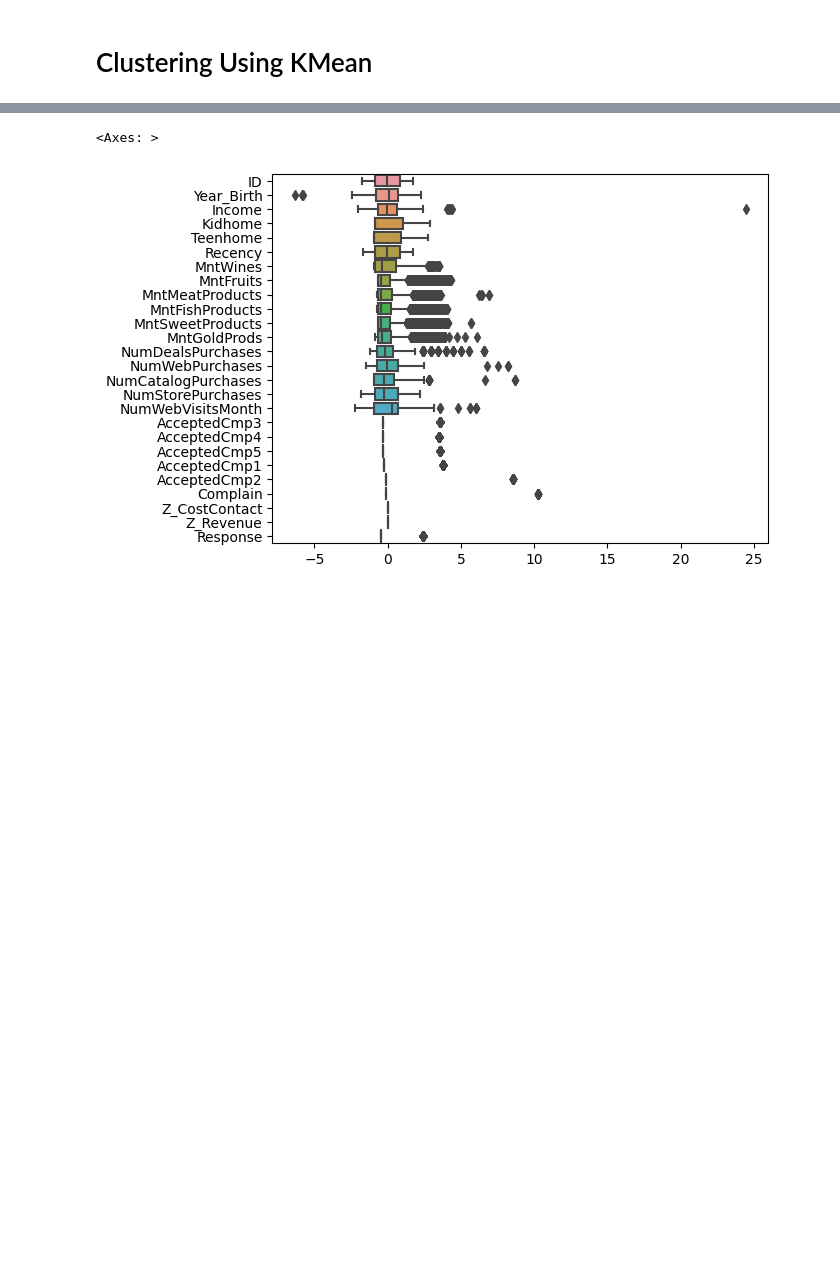
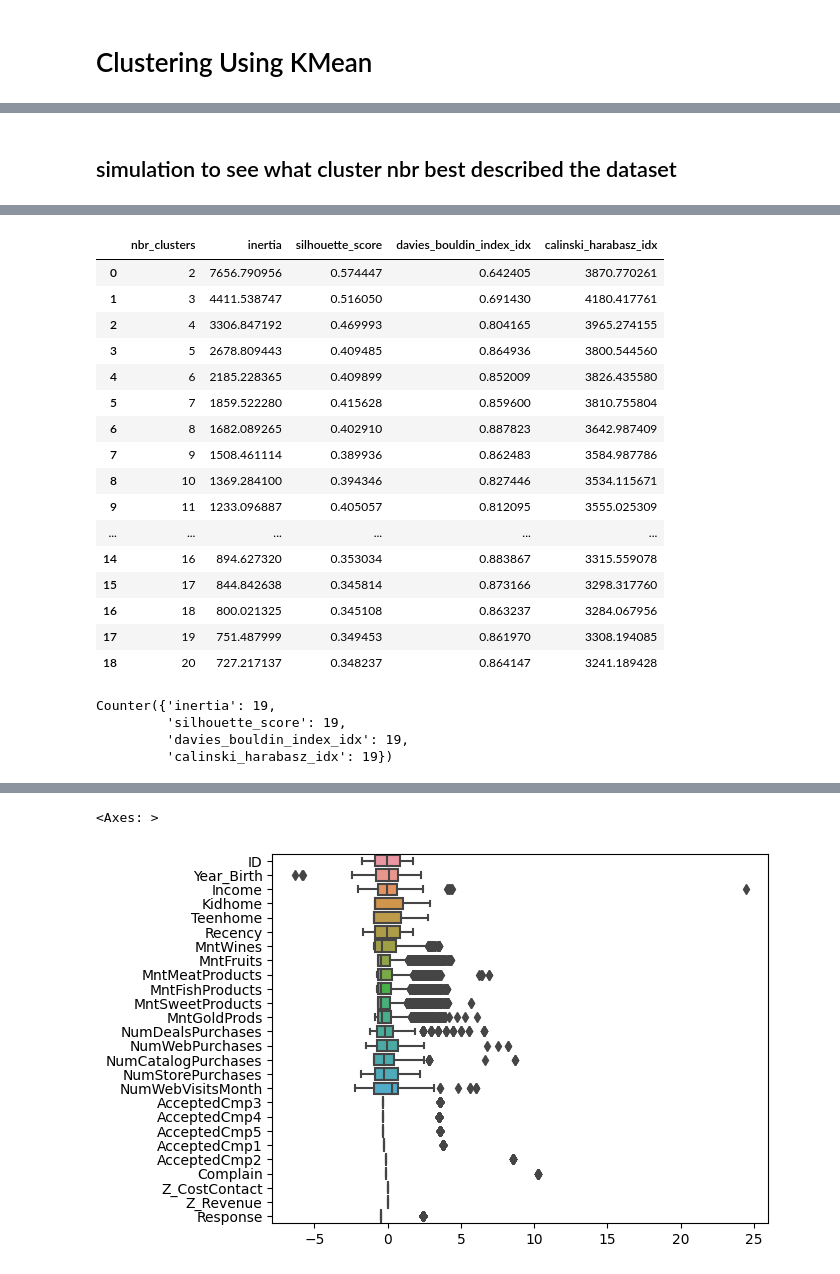
Before and after one commit to chevernemilia/ecl-ds-toolkit, a Jupyter notebook: statistical_testing.ipynb, the cells around one changed output, grey strips where cells are left out. Saved outputs shown, nothing was run; the diff lists cells and outputs as text; code cells hidden in the pictures; blank space fills up the shorter version.

```diff
--- a/statistical_testing.ipynb
+++ b/statistical_testing.ipynb
@@ -2097,0 +2044,51 @@ check_df7_scaled.describe()
+# %% [markdown]
+## simulation to see what cluster nbr best described the dataset
+# %%
+# simulation to see what cluster nbr best described the dataset
+# initialize nbr of possible cluster nbr
+clusters_nbr_list = range(2,21)
+clusters_nbr_list
+
+# inertia_list = []
+# silhouette_score_list = []
+# davies_bouldin_index_list = []
+# calinski_harabasz_index_list = []
+iner_lst = []
+silhouette_lst = []
+db_idx_lst = []
+ch_idx_lst = []
+
+
+for clus_nbr in clusters_nbr_list:
+
+    # print('nbr clusters:', clus_nbr)
+    # Initializing and fitting KMeans clustering model
+    kmeans = KMeans(n_clusters=clus_nbr, n_init=10)
+    kmeans.fit(df7_pca)
+    # kmeans.fit(df7_scaled)
+    # Getting cluster centers and labels
+    centroids = kmeans.cluster_centers_
+    cluster_labels = kmeans.labels_
+
+    # Evaluate clustering performance
+    inertia = kmeans.inertia_
+    silhouette_score = metrics.silhouette_score(df7_pca, cluster_labels)
+    davies_bouldin_index = metrics.davies_bouldin_score(df7_pca, cluster_labels)
+    calinski_harabasz_index = metrics.calinski_harabasz_score(df7_pca, cluster_labels)
+
+    iner_lst.append(inertia)
+    silhouette_lst.append(silhouette_score)
+    db_idx_lst.append(davies_bouldin_index)
+    ch_idx_lst.append(calinski_harabasz_index)
+
+
+kmean_eval = pd.DataFrame({
+                'nbr_clusters': clusters_nbr_list,
+                'inertia': iner_lst,
+                'silhouette_score': silhouette_lst,
+                'davies_bouldin_index_idx': db_idx_lst,
+                'calinski_harabasz_idx': ch_idx_lst
+                })
+
+kmean_eval
+# %% [output]
@@ -2097,0 +2114,24 @@ check_df7_scaled.describe()
+|  | nbr_clusters | inertia | silhouette_score | davies_bouldin_index_idx | calinski_harabasz_idx |
+| 0 | 2 | 7656.790956 | 0.574447 | 0.642405 | 3870.770261 |
+| 1 | 3 | 4411.538747 | 0.516050 | 0.691430 | 4180.417761 |
+| 2 | 4 | 3306.847192 | 0.469993 | 0.804165 | 3965.274155 |
+| 3 | 5 | 2678.809443 | 0.409485 | 0.864936 | 3800.544560 |
+| 4 | 6 | 2185.228365 | 0.409899 | 0.852009 | 3826.435580 |
+| 5 | 7 | 1859.522280 | 0.415628 | 0.859600 | 3810.755804 |
+| 6 | 8 | 1682.089265 | 0.402910 | 0.887823 | 3642.987409 |
+| 7 | 9 | 1508.461114 | 0.389936 | 0.862483 | 3584.987786 |
+| 8 | 10 | 1369.284100 | 0.394346 | 0.827446 | 3534.115671 |
+| 9 | 11 | 1233.096887 | 0.405057 | 0.812095 | 3555.025309 |
+| ... | ... | ... | ... | ... | ... |
+| 14 | 16 | 894.627320 | 0.353034 | 0.883867 | 3315.559078 |
+| 15 | 17 | 844.842638 | 0.345814 | 0.873166 | 3298.317760 |
+| 16 | 18 | 800.021325 | 0.345108 | 0.863237 | 3284.067956 |
+| 17 | 19 | 751.487999 | 0.349453 | 0.861970 | 3308.194085 |
+| 18 | 20 | 727.217137 | 0.348237 | 0.864147 | 3241.189428 |
+# %%
+Counter(kmean_eval_long.Variable)
+# %% [output]
+Counter({'inertia': 19,
+         'silhouette_score': 19,
+         'davies_bouldin_index_idx': 19,
+         'calinski_harabasz_idx': 19})
```
Also changed, not shown: parts of 16 cells of this notebook.
